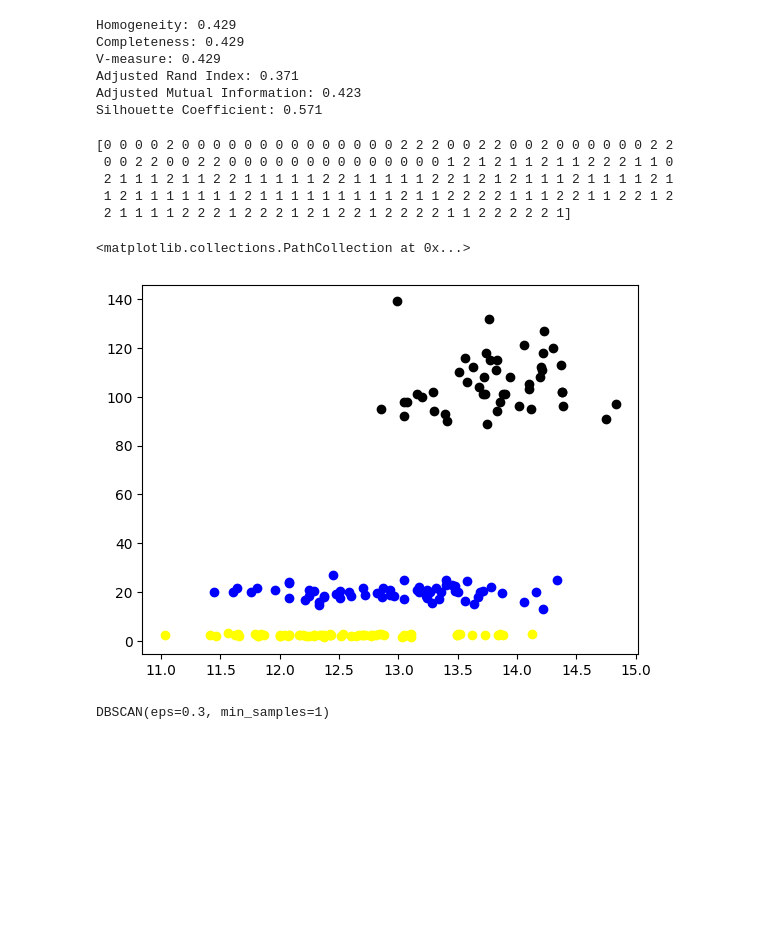
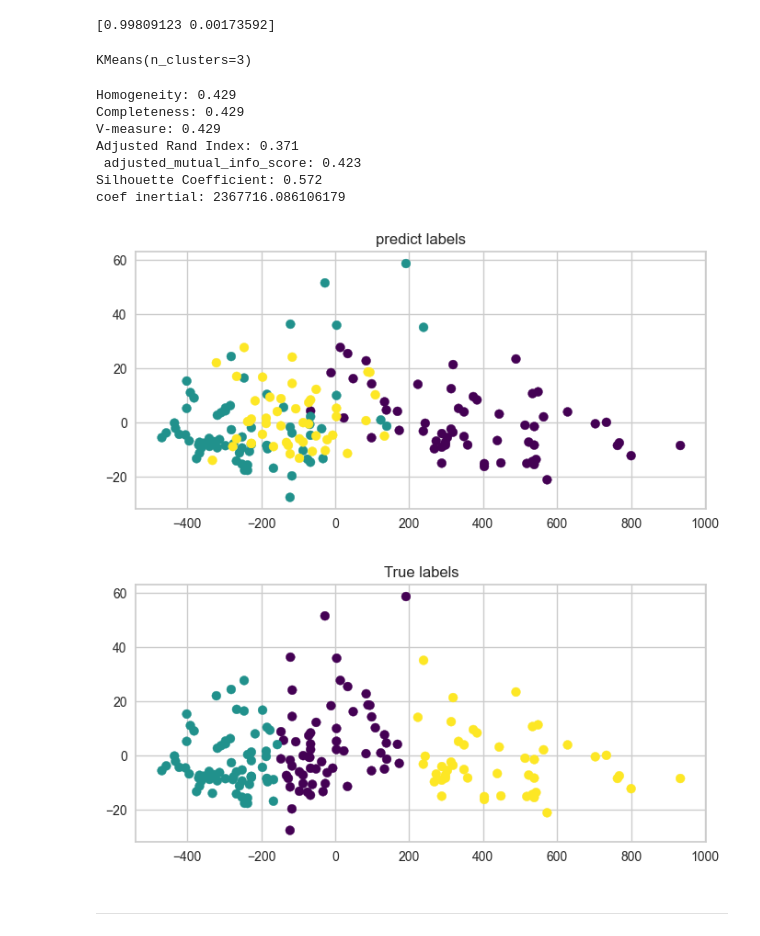
Before and after one commit to playnik94/PDS_3_DZ_Liashenko, a Jupyter notebook: Lesson_42/dz_42_2.ipynb, the cells around one changed output. Saved outputs shown, nothing was run; the diff lists cells and outputs as text; code cells hidden in the pictures; blank space fills up the shorter version.

```diff
--- a/Lesson_42/dz_42_2.ipynb
+++ b/Lesson_42/dz_42_2.ipynb
@@ -18,50 +23,47 @@ KMeans(n_clusters=3)
+# %%
+transform_df = PCA_df.fit_transform(df)
+print(PCA_df.explained_variance_ratio_)
+# %% [output]
+[0.99809123 0.00173592]
+# %%
+model_k = KMeans(n_clusters=3)
+model_k.fit(transform_df)
+# %% [output]
+KMeans(n_clusters=3)
+# %%
+labels = model_k.predict(transform_df)
 # %%
-labels = model.labels_
-y = df.target
-
 print(f"Homogeneity: {metrics.homogeneity_score(y, labels):.3f}")
 print(f"Completeness: {metrics.completeness_score(y, labels):.3f}")
 print(f"V-measure: {metrics.v_measure_score(y, labels):.3f}")
 print(f"Adjusted Rand Index: {metrics.adjusted_rand_score(y, labels):.3f}")
-print(
-    "Adjusted Mutual Information:"
-    f" {metrics.adjusted_mutual_info_score(y, labels):.3f}"
-)
-print(f"Silhouette Coefficient: {metrics.silhouette_score(df.data, labels):.3f}")
+print(f" adjusted_mutual_info_score: {metrics.adjusted_mutual_info_score(y, labels):.3f}")
+print(f"Silhouette Coefficient: {metrics.silhouette_score(transform_df, labels):.3f}")
+
+print(f'coef inertial: {model_k.inertia_}')
 # %% [output]
 Homogeneity: 0.429
 Completeness: 0.429
 V-measure: 0.429
 Adjusted Rand Index: 0.371
-Adjusted Mutual Information: 0.423
-Silhouette Coefficient: 0.571
+ adjusted_mutual_info_score: 0.423
+Silhouette Coefficient: 0.572
+coef inertial: 2367716.086106179
-# %%
-predictions = model.predict(df.data)
-print(predictions)
-# %% [output]
-[0 0 0 0 2 0 0 0 0 0 0 0 0 0 0 0 0 0 0 2 2 2 0 0 2 2 0 0 2 0 0 0 0 0 0 2 2
- 0 0 2 2 0 0 2 2 0 0 0 0 0 0 0 0 0 0 0 0 0 0 1 2 1 2 1 1 2 1 1 2 2 2 1 1 0
- 2 1 1 1 2 1 1 2 2 1 1 1 1 1 2 2 1 1 1 1 1 2 2 1 2 1 2 1 1 1 2 1 1 1 1 2 1
- 1 2 1 1 1 1 1 1 1 2 1 1 1 1 1 1 1 1 1 2 1 1 2 2 2 2 1 1 1 2 2 1 1 2 2 1 2
- 2 1 1 1 1 2 2 2 1 2 2 2 1 2 1 2 2 1 2 2 2 2 1 1 2 2 2 2 2 1]
-# %%
-cluster_0 = df.data[predictions == 0]
-cluster_1 = df.data[predictions == 1]
-cluster_2 = df.data[predictions == 2]
-plt.scatter(cluster_0[:,0] , cluster_0[:,4] , color = 'black')
-plt.scatter(cluster_1[:,0] , cluster_1[:,2] , color = 'yellow')
-plt.scatter(cluster_2[:,0] , cluster_2[:,3] , color = 'blue')
-# %% [output]
-<matplotlib.collections.PathCollection at 0x...>
-[figure, removed]
-# %%
-
-from sklearn.decomposition import PCA
-from sklearn.cluster import DBSCAN
-
-ds = datasets.load_wine()
-
-dbscan = DBSCAN(eps=0.3, min_samples=1)
-dbscan.fit(ds.data)
-# %% [output]
-DBSCAN(eps=0.3, min_samples=1)
+# %%
+plt.figure(figsize=(8, 8))
+
+plt.subplot(2, 1, 1)
+plt.scatter(transform_df[:, 0], transform_df[:, 1], c=y, cmap='viridis', s=50)
+plt.title('predict labels')
+plt.show()
+
+plt.figure(figsize=(8, 8))
+plt.subplot(2, 1, 2)
+plt.scatter(transform_df[:, 0], transform_df[:, 1], c=labels, cmap='viridis', s=50)
+plt.title('True labels')
+plt.show()
+# %% [output]
+[figure, added]
+[figure, added]
+# %% [markdown]
+------------
```
Also changed, not shown: parts of 19 cells of this notebook.
